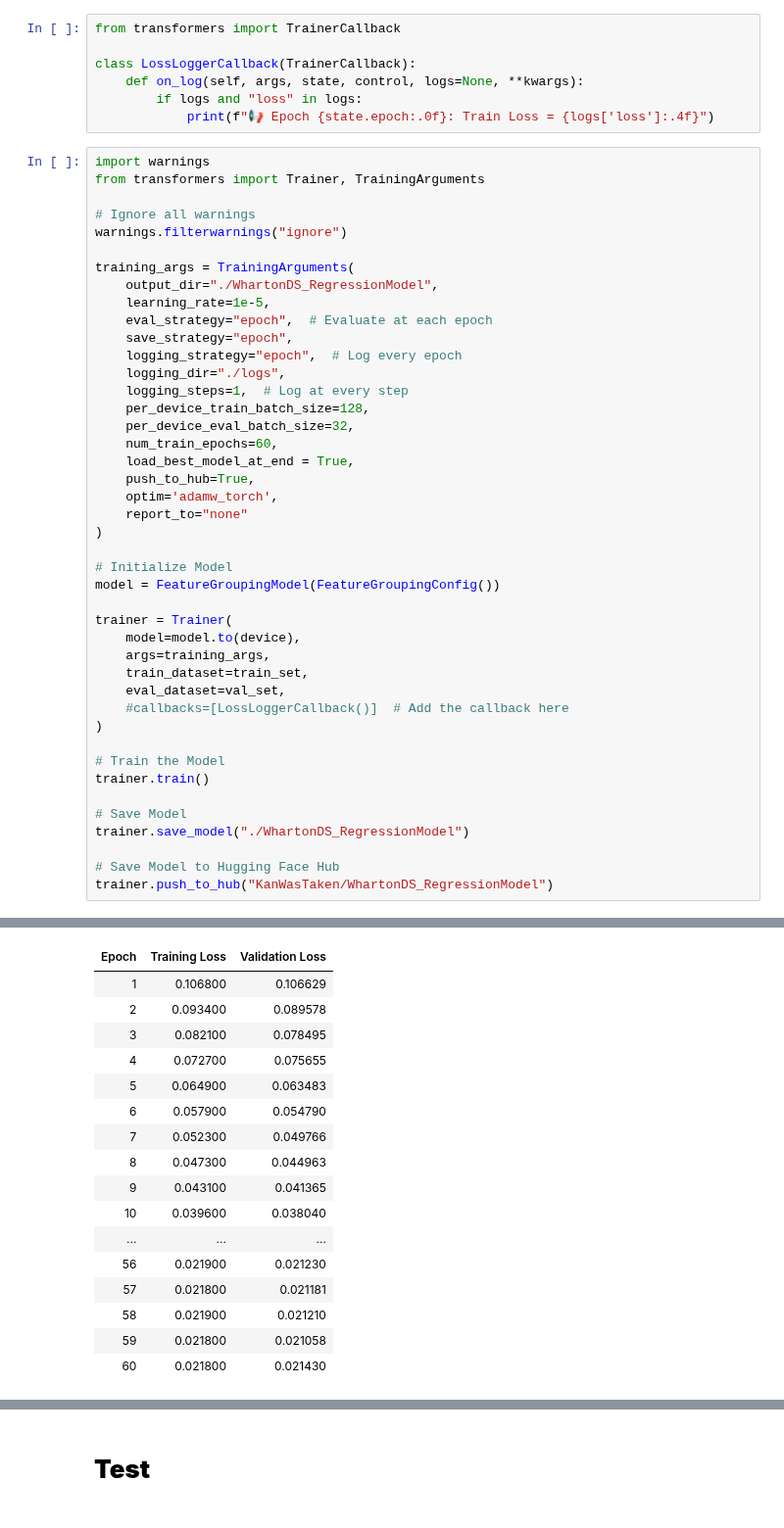
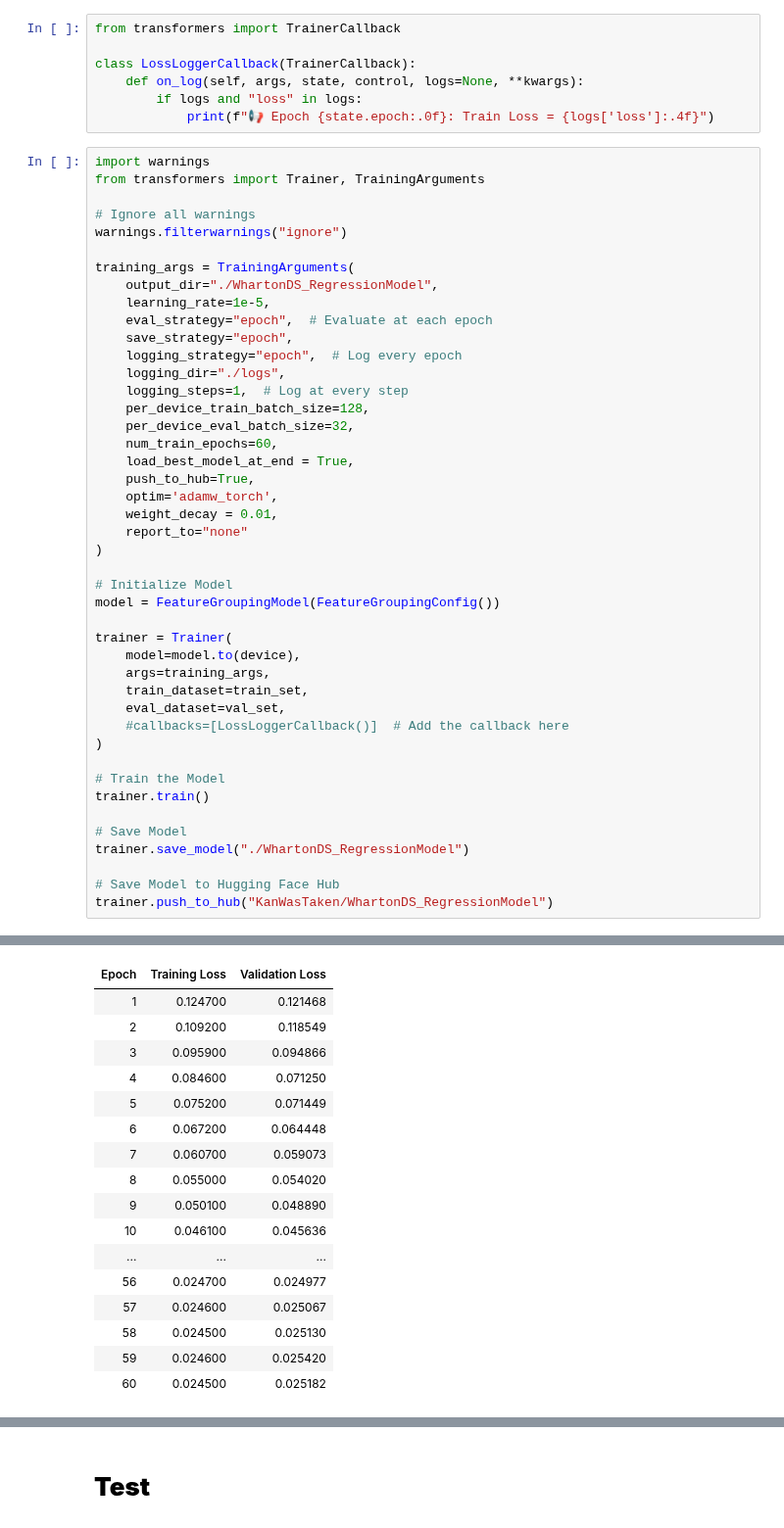
Before and after one commit to KangaOnGit/Wharton-Data-Science-Competition, a Jupyter notebook: Regression Model (Synthetic Data Generaion).ipynb, the cells around one changed output, grey strips where cells are left out. Shown at 98% size. Saved outputs shown, nothing was run; the diff lists cells and outputs as text.

```diff
--- a/Regression Model (Synthetic Data Generaion).ipynb
+++ b/Regression Model (Synthetic Data Generaion).ipynb
@@ -542,6 +542,7 @@ training_args = TrainingArguments(
     load_best_model_at_end = True,
     push_to_hub=True,
     optim='adamw_torch',
+    weight_decay = 0.01,
     report_to="none"
 )
 
@@ -569,18 +570,18 @@ trainer.push_to_hub("KanWasTaken/WhartonDS_RegressionModel")
 | Epoch | Training Loss | Validation Loss |
-| 1 | 0.106800 | 0.106629 |
-| 2 | 0.093400 | 0.089578 |
-| 3 | 0.082100 | 0.078495 |
-| 4 | 0.072700 | 0.075655 |
-| 5 | 0.064900 | 0.063483 |
-| 6 | 0.057900 | 0.054790 |
-| 7 | 0.052300 | 0.049766 |
-| 8 | 0.047300 | 0.044963 |
-| 9 | 0.043100 | 0.041365 |
-| 10 | 0.039600 | 0.038040 |
+| 1 | 0.124700 | 0.121468 |
+| 2 | 0.109200 | 0.118549 |
+| 3 | 0.095900 | 0.094866 |
+| 4 | 0.084600 | 0.071250 |
+| 5 | 0.075200 | 0.071449 |
+| 6 | 0.067200 | 0.064448 |
+| 7 | 0.060700 | 0.059073 |
+| 8 | 0.055000 | 0.054020 |
+| 9 | 0.050100 | 0.048890 |
+| 10 | 0.046100 | 0.045636 |
 | ... | ... | ... |
-| 56 | 0.021900 | 0.021230 |
-| 57 | 0.021800 | 0.021181 |
-| 58 | 0.021900 | 0.021210 |
-| 59 | 0.021800 | 0.021058 |
-| 60 | 0.021800 | 0.021430 |
+| 56 | 0.024700 | 0.024977 |
+| 57 | 0.024600 | 0.025067 |
+| 58 | 0.024500 | 0.025130 |
+| 59 | 0.024600 | 0.025420 |
+| 60 | 0.024500 | 0.025182 |
 No files have been modified since last commit. Skipping to prevent empty commit.
```
Also changed, not shown: parts of 3 cells of this notebook.
